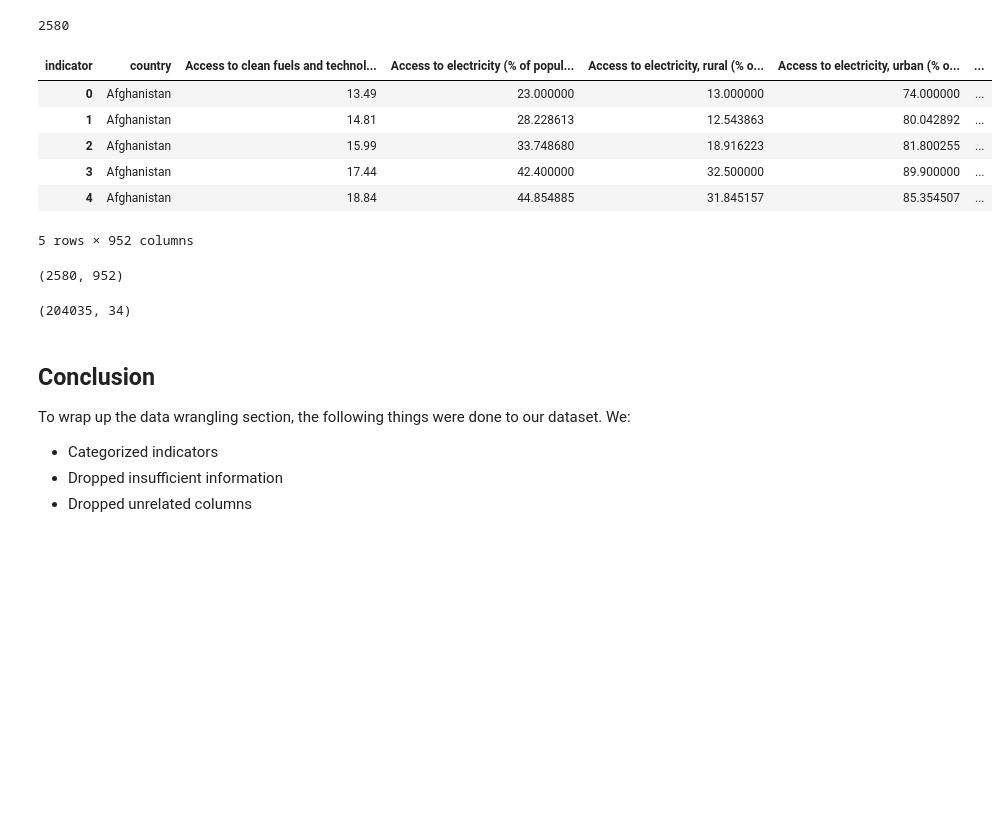
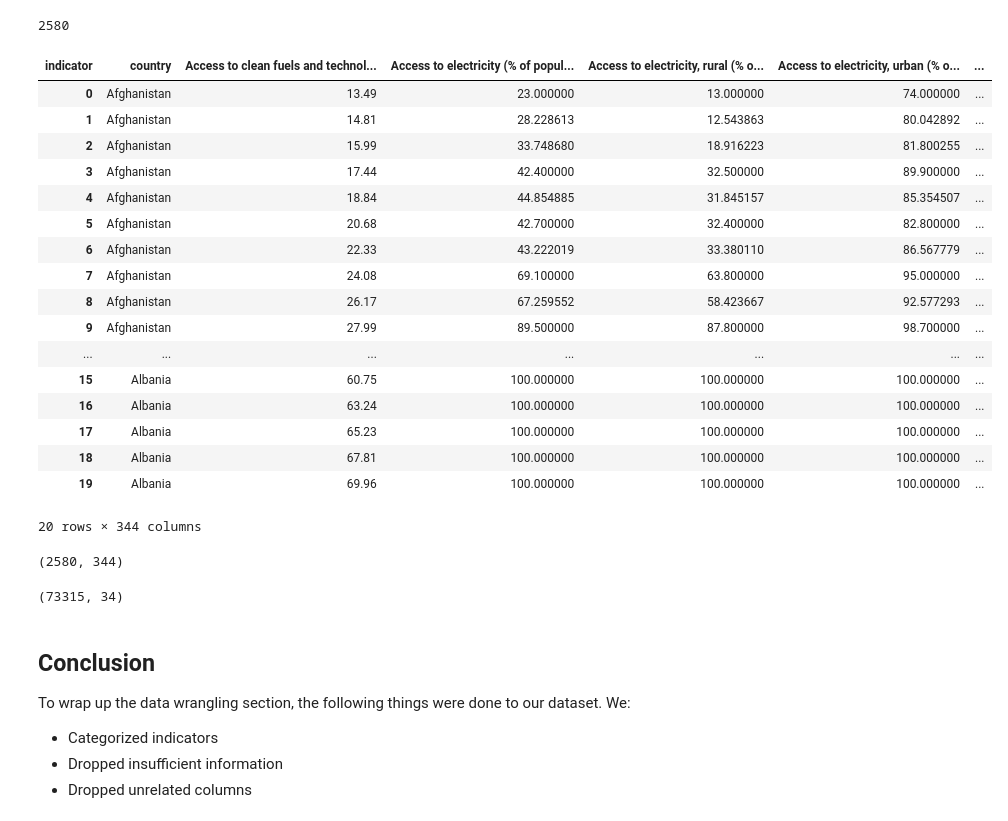
Before and after one commit to dametreusv/world_development_indicators, a Jupyter notebook: WDI_wrangle.ipynb, the cells around one changed output. Drawn from its saved outputs; the diff is of its cells as text; code cells hidden in the pictures; blank space fills up the shorter version.

```diff
--- a/WDI_wrangle.ipynb
+++ b/WDI_wrangle.ipynb
@@ -438,12 +438,11 @@ wdi.groupby('indicator').count().head()
 5 rows × 22 columns
 # %%
 # Drop indicator by using sum of all the years and having a threshold
-# If threshold for percentage of indicators with a value was above 60% the drop rate would go from 650 to 930
 
 count_per_indicator = (2016-2005) * 217 # Number of countries
 drop_indicators = []
 for index, row in wdi.groupby('indicator').count().loc[:, '2005':'2016'].iterrows():
-    if ((sum(row) / count_per_indicator) * 100) < 60:
+    if ((sum(row) / count_per_indicator) * 100) < 90:
         drop_indicators.append(index)
 
 len(drop_indicators)
@@ -694,26 +694,37 @@ len(wdi_pivot)
 # %%
 # Add the stack to the pivoted dataframe
 wdi_pivot['income_group'] = income_groups_stack
 
 # Reset index so `country` is a column
 wdi_pivot = wdi_pivot.reset_index()
-wdi_pivot.head()
+wdi_pivot.head(20)
 # %% [output]
 | indicator | country | Access to clean fuels and technol... | Access to electricity (% of popul... | Access to electricity, rural (% o... | Access to electricity, urban (% o... | ... |
 | 0 | Afghanistan | 13.49 | 23.000000 | 13.000000 | 74.000000 | ... |
 | 1 | Afghanistan | 14.81 | 28.228613 | 12.543863 | 80.042892 | ... |
 | 2 | Afghanistan | 15.99 | 33.748680 | 18.916223 | 81.800255 | ... |
 | 3 | Afghanistan | 17.44 | 42.400000 | 32.500000 | 89.900000 | ... |
 | 4 | Afghanistan | 18.84 | 44.854885 | 31.845157 | 85.354507 | ... |
+| 5 | Afghanistan | 20.68 | 42.700000 | 32.400000 | 82.800000 | ... |
+| 6 | Afghanistan | 22.33 | 43.222019 | 33.380110 | 86.567779 | ... |
+| 7 | Afghanistan | 24.08 | 69.100000 | 63.800000 | 95.000000 | ... |
+| 8 | Afghanistan | 26.17 | 67.259552 | 58.423667 | 92.577293 | ... |
+| 9 | Afghanistan | 27.99 | 89.500000 | 87.800000 | 98.700000 | ... |
+| ... | ... | ... | ... | ... | ... | ... |
+| 15 | Albania | 60.75 | 100.000000 | 100.000000 | 100.000000 | ... |
+| 16 | Albania | 63.24 | 100.000000 | 100.000000 | 100.000000 | ... |
+| 17 | Albania | 65.23 | 100.000000 | 100.000000 | 100.000000 | ... |
+| 18 | Albania | 67.81 | 100.000000 | 100.000000 | 100.000000 | ... |
+| 19 | Albania | 69.96 | 100.000000 | 100.000000 | 100.000000 | ... |
-5 rows × 952 columns
+20 rows × 344 columns
 # %%
 wdi_pivot.shape
 # %% [output]
-(2580, 952)
+(2580, 344)
 # %%
 wdi.shape
 # %% [output]
-(204035, 34)
+(73315, 34)
 # %%
 # wdi.to_csv('WDI_csv/wrangled/wdi.csv')
 # wdi_pivot.to_csv('WDI_csv/wrangled/wdi_pivot.csv')
```
Also changed, not shown: parts of 10 cells of this notebook.
